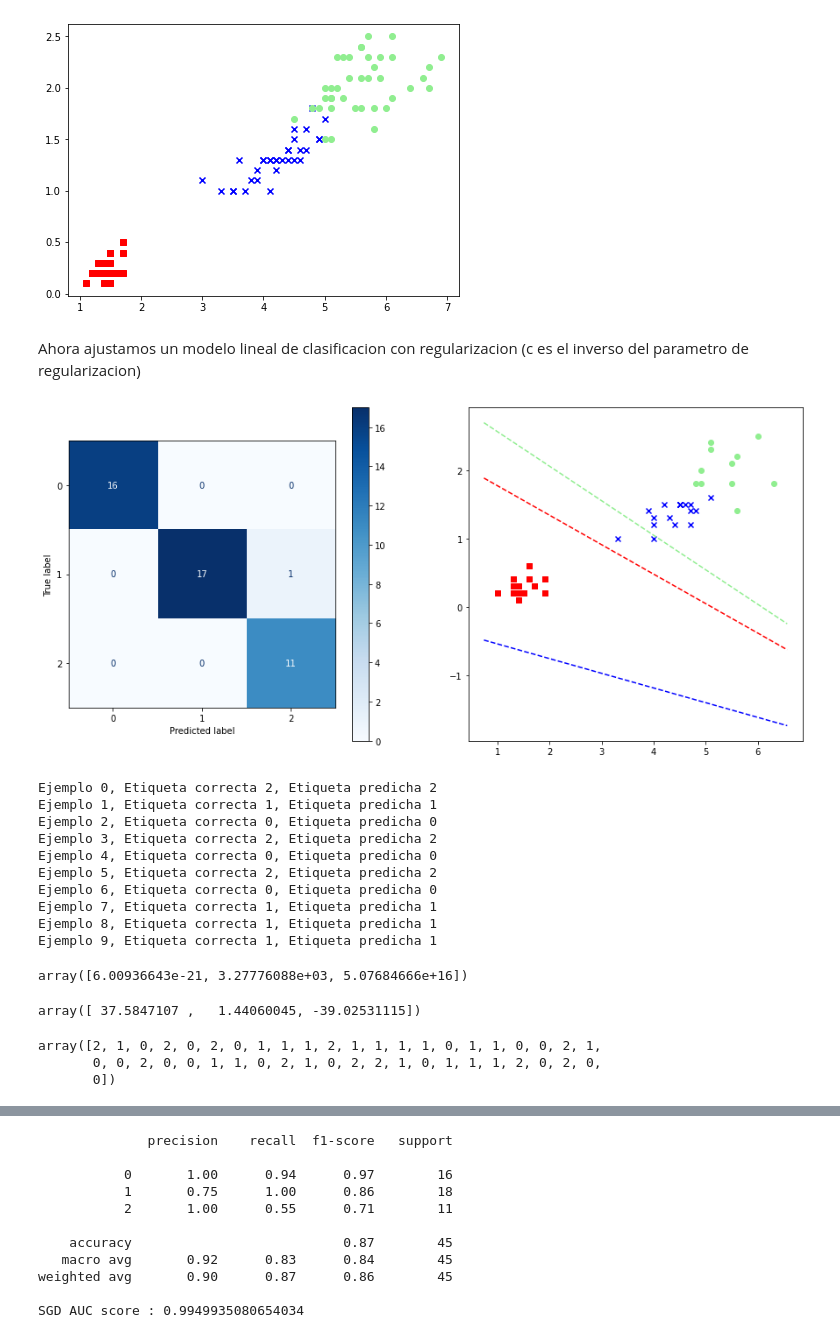
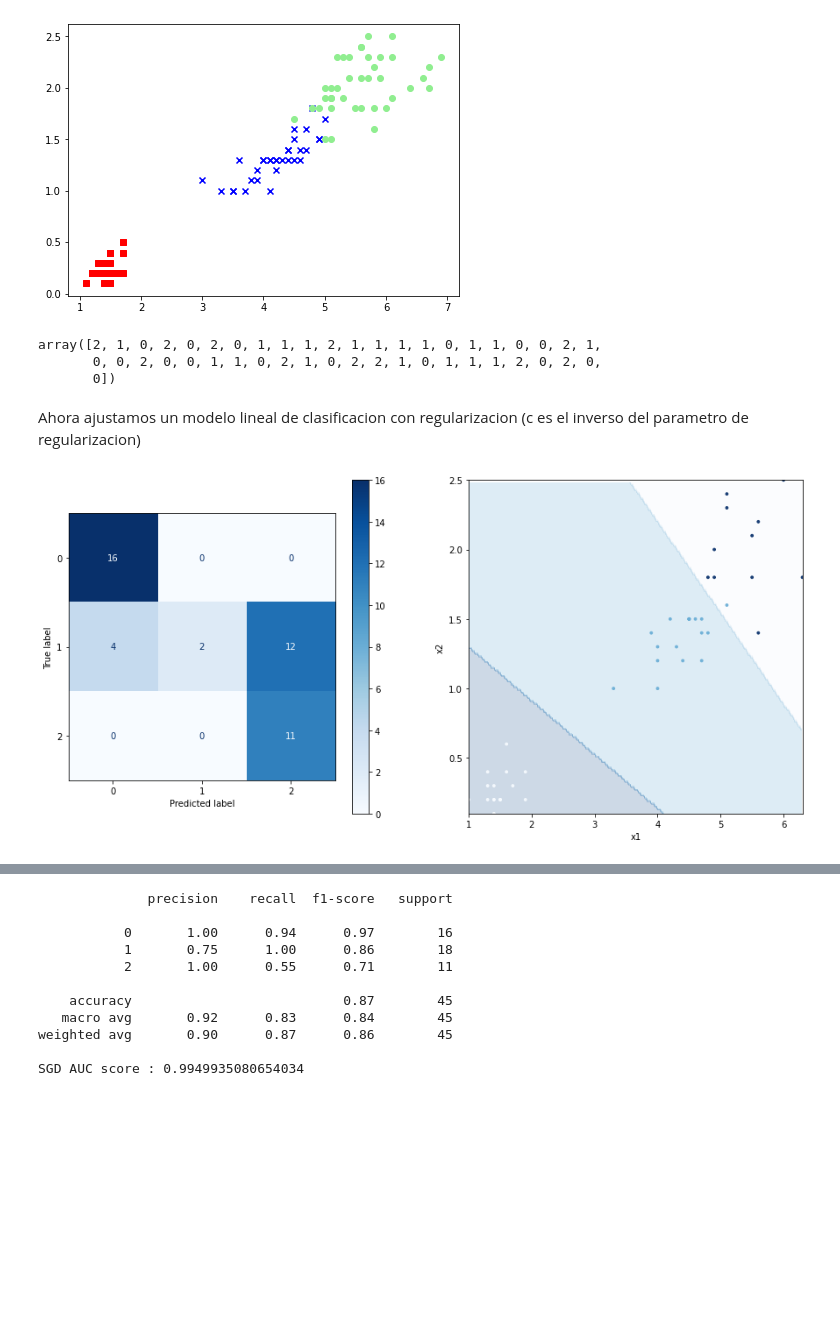
Before and after one commit to sherna90/mineria_datos, a Jupyter notebook: 4.-modelos_lineales_clasificacion.ipynb, the cells around one changed output, grey strips where cells are left out. Drawn from its saved outputs; the diff is of its cells as text; code cells hidden in the pictures; blank space fills up the shorter version.

```diff
--- a/4.-modelos_lineales_clasificacion.ipynb
+++ b/4.-modelos_lineales_clasificacion.ipynb
@@ -111,43 +107,22 @@ for idx, cl in enumerate(np.unique(y_train)):
     plt.scatter(x=X_train[y_train == cl, 0], y=X_train[y_train == cl, 1], marker=markers[idx], label=cl,color=colors[idx])
 # %% [output]
 [figure]
+# %%
+y_test
+# %% [output]
+array([2, 1, 0, 2, 0, 2, 0, 1, 1, 1, 2, 1, 1, 1, 1, 0, 1, 1, 0, 0, 2, 1,
+       0, 0, 2, 0, 0, 1, 1, 0, 2, 1, 0, 2, 2, 1, 0, 1, 1, 1, 2, 0, 2, 0,
+       0])
 # %% [markdown]
 Ahora ajustamos un modelo lineal de clasificacion con regularizacion (c es el inverso del parametro de regularizacion)
 # %%
 from sklearn.linear_model import LogisticRegression
 from sklearn.metrics import confusion_matrix,plot_confusion_matrix,roc_auc_score
 
 clf_l2 = LogisticRegression(penalty='none',multi_class='multinomial').fit(X_train, y_train)
 
 fig, (ax1, ax2) = plt.subplots(1, 2,figsize=(15,7))
-plot_confusion_matrix(clf_l2, X_test, y_test,cmap=plt.cm.Blues,ax=ax1)
-plot_decision_boundary(clf_l2)
+plot_confusion_matrix(clf_sgd, X_test, y_test,cmap=plt.cm.Blues,ax=ax1)
+plot_decision_boundary(clf_l2,X_test,y_test,colors)
 # %% [output]
-[figure, old version]
+[figure, new version]
-# %%
-import numpy as np
-
-def softmax(w,b,x):
-  prob=np.exp(np.dot(w,x)+b)
-  return prob/np.sum(prob)
-
-for i in range(10):
-  W=clf_l2.coef_
-  b=clf_l2.intercept_
-  y_hat=np.argmax(softmax(W,b,X_test[i]))
-  print('Ejemplo {2}, Etiqueta correcta {0}, Etiqueta predicha {1}'.format(y_test[i],y_hat,i))
-# %% [output]
-Ejemplo 0, Etiqueta correcta 2, Etiqueta predicha 2
-Ejemplo 1, Etiqueta correcta 1, Etiqueta predicha 1
-Ejemplo 2, Etiqueta correcta 0, Etiqueta predicha 0
-Ejemplo 3, Etiqueta correcta 2, Etiqueta predicha 2
-Ejemplo 4, Etiqueta correcta 0, Etiqueta predicha 0
-Ejemplo 5, Etiqueta correcta 2, Etiqueta predicha 2
-Ejemplo 6, Etiqueta correcta 0, Etiqueta predicha 0
-Ejemplo 7, Etiqueta correcta 1, Etiqueta predicha 1
-Ejemplo 8, Etiqueta correcta 1, Etiqueta predicha 1
-Ejemplo 9, Etiqueta correcta 1, Etiqueta predicha 1
-# %%
-np.exp(np.dot(W,X_test[1]))
-# %% [output]
-array([6.00936643e-21, 3.27776088e+03, 5.07684666e+16])
@@ -156,10 +128,0 @@ y_hat=clf_l2.predict(X_test)
-# %%
-clf_l2.intercept_
-# %% [output]
-array([ 37.5847107 ,   1.44060045, -39.02531115])
-# %%
-y_test
-# %% [output]
-array([2, 1, 0, 2, 0, 2, 0, 1, 1, 1, 2, 1, 1, 1, 1, 0, 1, 1, 0, 0, 2, 1,
-       0, 0, 2, 0, 0, 1, 1, 0, 2, 1, 0, 2, 2, 1, 0, 1, 1, 1, 2, 0, 2, 0,
-       0])
```
Also changed, not shown: parts of 5 cells of this notebook.
